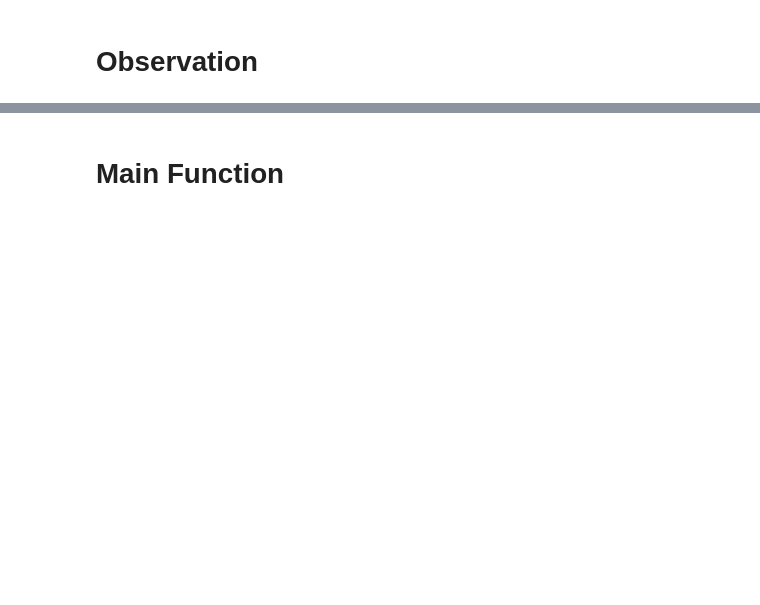
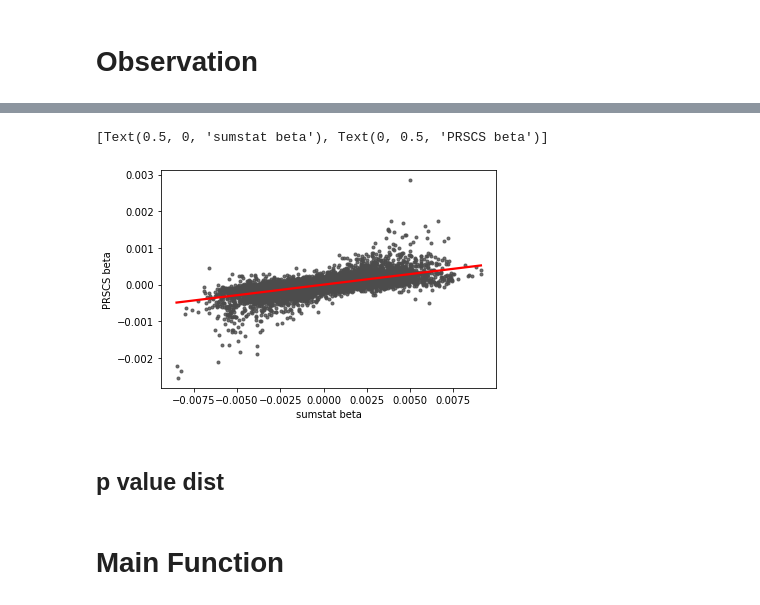
Before and after one commit to davidaknowles/casopr, a Jupyter notebook: simulation.ipynb, the cells around one changed output, grey strips where cells are left out. Cells and saved outputs as stored; diff of their text form; code cells hidden in the pictures; blank space fills up the shorter version.

```diff
--- a/simulation.ipynb
+++ b/simulation.ipynb
@@ -68,0 +121,10 @@ chr22_dict =  {
+# %%
+#import seaborn as sns
+
+ax = sns.regplot(sst_dict_merged['BETA'],sst_dict_merged['PRSCS_beta'], ci=None,marker=".", color=".3", line_kws=dict(color="r"))
+ax.set(xlabel='sumstat beta', ylabel='PRSCS beta')
+# %% [output]
+[Text(0.5, 0, 'sumstat beta'), Text(0, 0.5, 'PRSCS beta')]
+[figure, added]
+# %% [markdown]
+## p value dist
```
Also changed, not shown: parts of 20 cells of this notebook, 6 other files.
